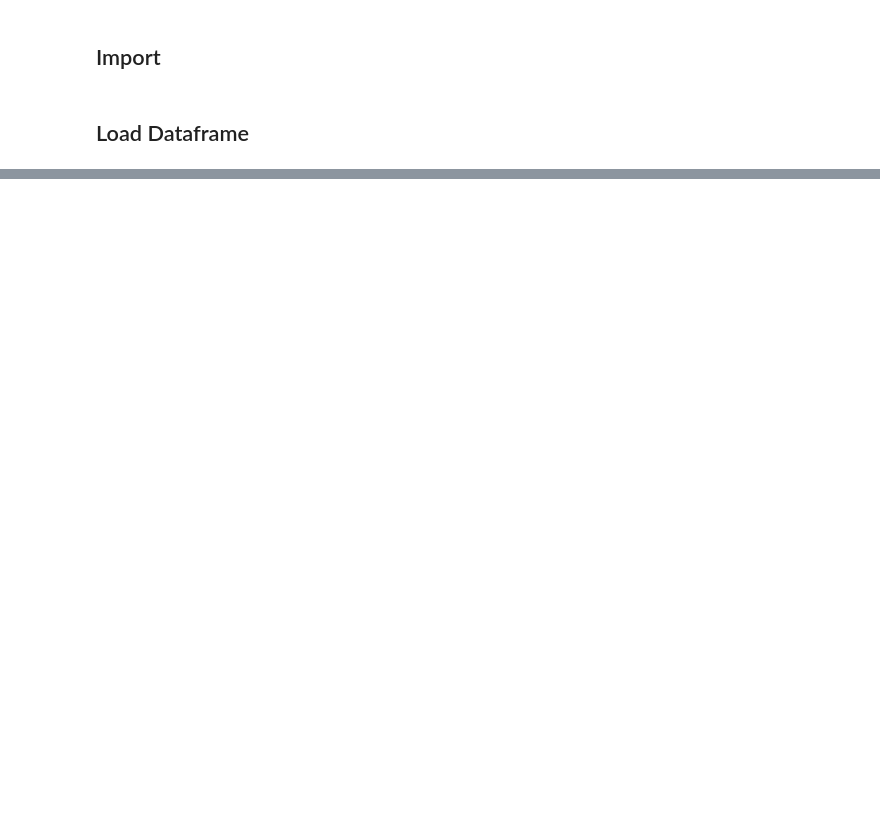
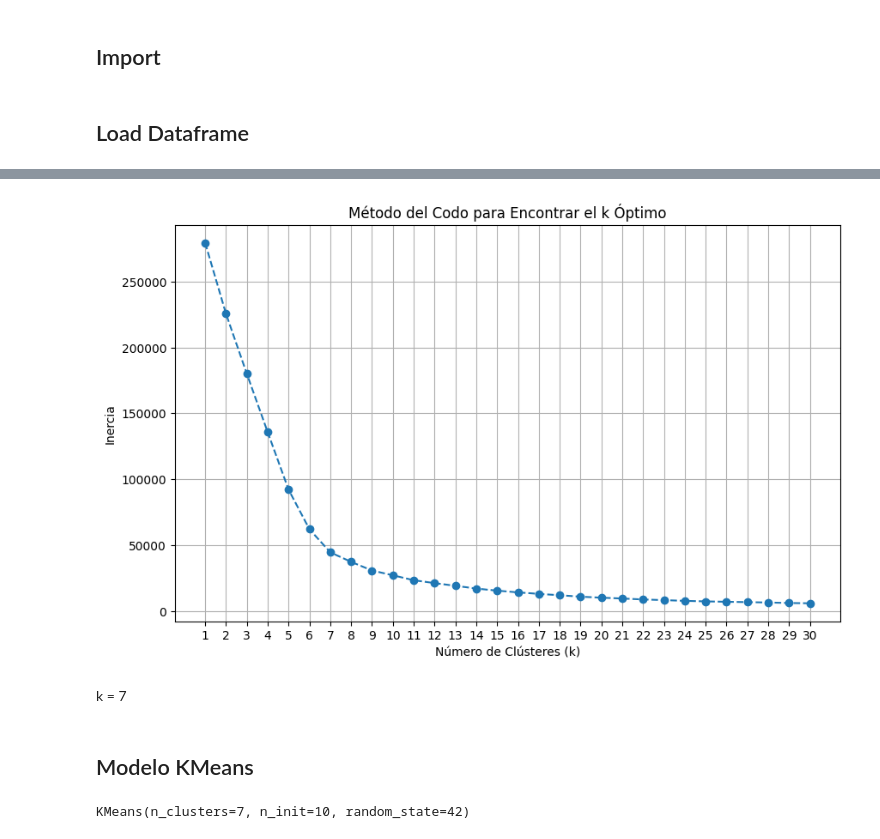
Before and after one commit to WilmarAl/challenge_dae_meli, a Jupyter notebook: notebooks/03_clusterizacion.ipynb, the cells around one changed output, grey strips where cells are left out. Drawn from its saved outputs; the diff is of its cells as text; code cells hidden in the pictures; blank space fills up the shorter version.

```diff
--- a/notebooks/03_clusterizacion.ipynb
+++ b/notebooks/03_clusterizacion.ipynb
@@ -23,0 +32,11 @@ df_sellers.describe()
+# %%
+inertia = []
+range_of_k = range(1, 31)  # Se probarán de 1 a 20 clústeres
+for k in range_of_k:
+    # Crear y entrenar el modelo K-Means para el valor actual de k
+    kmeans_model = KMeans(n_clusters=k, n_init=30, random_state=42)
+    kmeans_model.fit(df_scaled)
+
+    # Añadir la inercia del modelo a la lista
+    inertia.append(kmeans_model.inertia_)
+    print(f"Inercia para k={k}: {kmeans_model.inertia_:.2f}")
@@ -23,0 +61,23 @@ df_sellers.describe()
+# %%
+plt.figure(figsize=(10, 6))
+plt.plot(range_of_k, inertia, marker='o', linestyle='--')
+
+plt.xlabel('Número de Clústeres (k)')
+plt.ylabel('Inercia')
+plt.title('Método del Codo para Encontrar el k Óptimo')
+plt.xticks(range_of_k)
+plt.grid(True)
+
+plt.show()
+# %% [output]
+[figure, added]
+# %% [markdown]
+k = 7
+# %% [markdown]
+## Modelo KMeans
+# %%
+optimal_k = 7
+final_kmeans_model = KMeans(n_clusters=optimal_k, n_init=10, random_state=42)
+final_kmeans_model.fit(df_scaled)
+# %% [output]
+KMeans(n_clusters=7, n_init=10, random_state=42)
```
Also changed, not shown: parts of 15 cells of this notebook, 9 other files.
